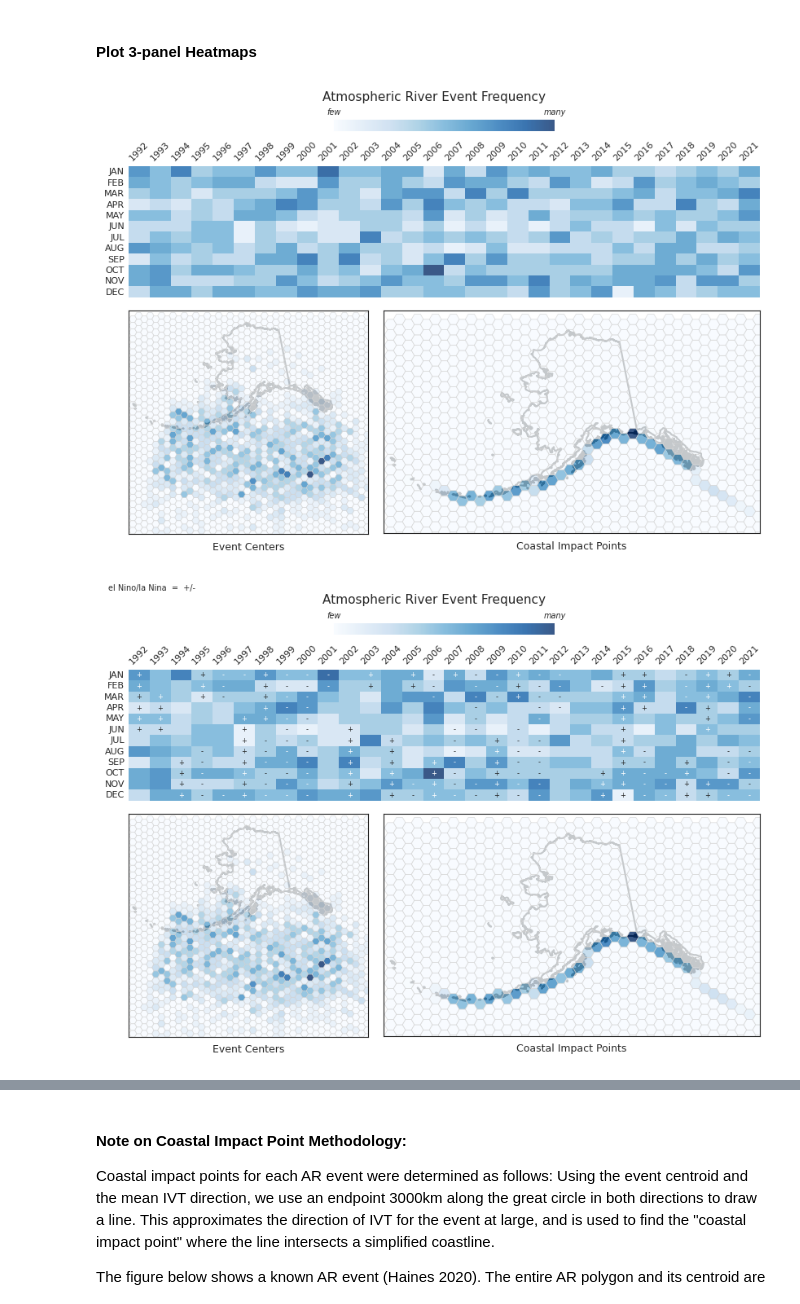
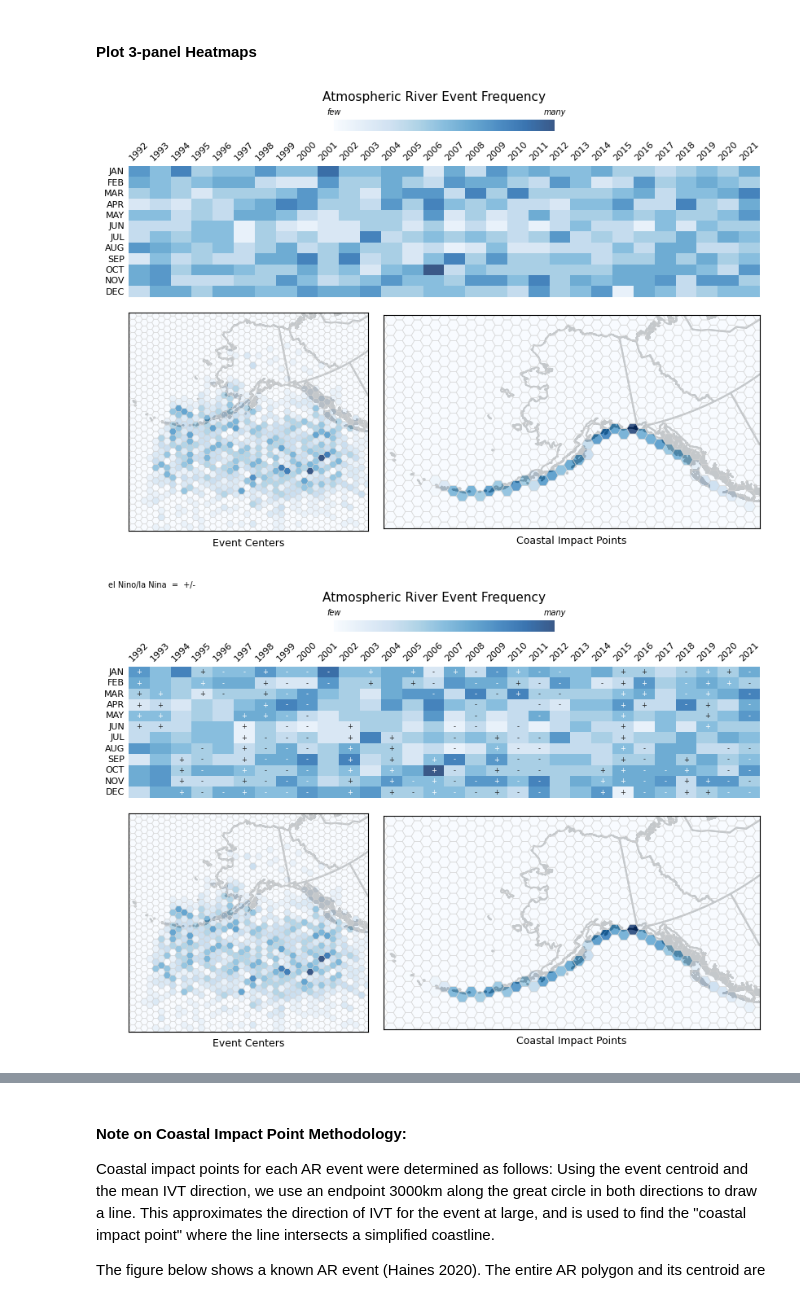
Before and after one commit to ua-snap/ar_avalanche, a Jupyter notebook: AR_QC.ipynb, the cells around one changed output, grey strips where cells are left out. Drawn from its saved outputs; the diff is of its cells as text; code cells hidden in the pictures.

```diff
--- a/AR_QC.ipynb
+++ b/AR_QC.ipynb
@@ -135,8 +136,8 @@ QC passed! Columns in shapefile and table are identical.
 # %% [markdown]
 ##### Data Setup:
 # %%
-#import ak shp (in 3338)
-ak = gpd.read_file(ak_shp)
+#define crs
+crs = 'epsg:3338'
 
 #import AR csv/shapefiles and convert times to datetimes
 raw_csv = pd.read_csv(csv_fp)
@@ -166,8 +167,8 @@ coast_pts = coast_pts.merge(events.drop(labels='geometry', axis=1), how='left',
 
 #reproject events and coastal impact layers to to 3338, and reset event geometry to centroid;
 #now both events and coastal impact layers are point geometry ready to aggregate by hexgrid
-events = events.to_crs(ak.crs)
-coast_pts = coast_pts.to_crs(ak.crs)
+events = events.to_crs(crs)
+coast_pts = coast_pts.to_crs(crs)
 events['geom_cent'] = events.geometry.centroid
 events = events.set_geometry('geom_cent').drop(labels='geometry', axis=1)
 
@@ -193,12 +194,11 @@ events_pairplot(events)
 #### Plot 3-panel Heatmaps
 # %%
 #AR event frequency
-hexgrid = create_hexgrid(ak, events, 70000)
+hexgrid = create_hexgrid(events, 70000)
 centroid_count, pt_count, prop = agg_by_hexgrid_cells_and_year_month(hexgrid, 'Grid_ID', events, 'count', 'count', allow_na=False)
 coast_count, _pt_count, _prop = agg_by_hexgrid_cells_and_year_month(hexgrid, 'Grid_ID', coast_pts, 'count', 'count', allow_na=False)
 plot_3panel_heatmaps(
     pt=pt_count,
-    ak=ak,
     hexdf_full=centroid_count,
     hexdf_coast=coast_count,
     prop=prop,
@@ -210,24 +210,23 @@ plot_3panel_heatmaps(
     phenom_string='None'
     )
 # %% [output]
-[figure, old version]
+[figure, new version]
 # %%
 #AR event frequency with ENSO
 plot_3panel_heatmaps(
     pt=pt_count,
-    ak=ak,
     hexdf_full=centroid_count,
     hexdf_coast=coast_count,
     prop=prop,
     cmap='Blues',
     title='Atmospheric River Event Frequency',
     cbar_labels=['few', 'many'],
     dev=False,
     phenom=enso_array,
     phenom_string="el Nino/la Nina  =  +/-"
     )
 # %% [output]
-[figure, old version]
+[figure, new version]
 # %%
 #AR event frequency with PDO Index
 plot_3panel_heatmaps(
```
Also changed, not shown: parts of 9 cells of this notebook.
